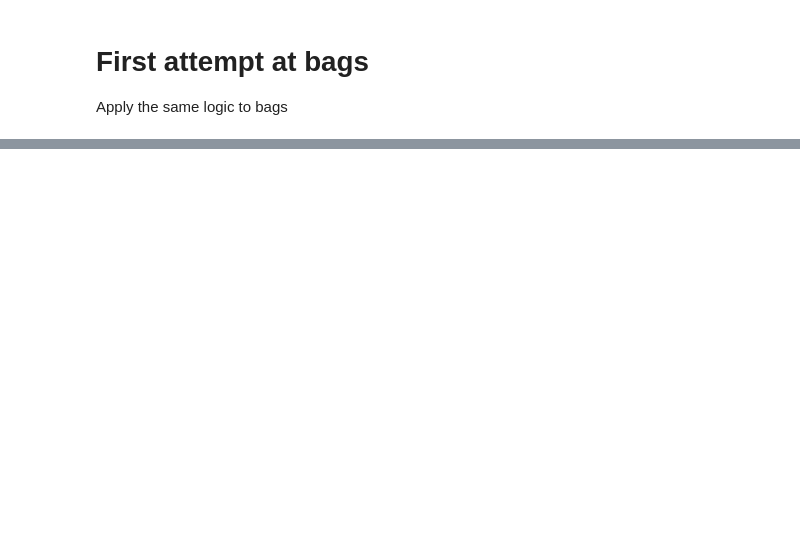
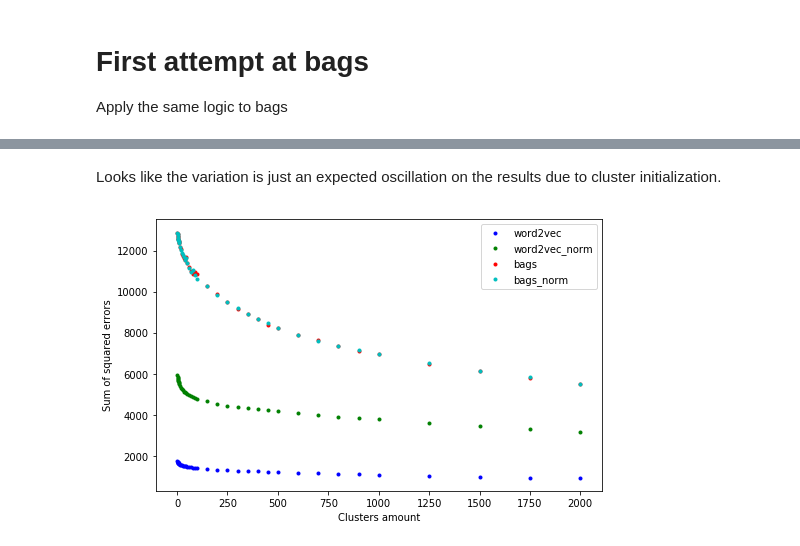
Before and after one commit to ignacioespinoso/Machine-Learning, a Jupyter notebook: proj3/k-means-cluster.ipynb, the cells around one changed output, grey strips where cells are left out. Saved outputs shown, nothing was run; the diff lists cells and outputs as text; code cells hidden in the pictures; blank space fills up the shorter version.

```diff
--- a/proj3/k-means-cluster.ipynb
+++ b/proj3/k-means-cluster.ipynb
@@ -111,0 +188,21 @@ for index, row in health_df.iterrows():
+# %% [markdown]
+Looks like the variation is just an expected oscillation on the results due to cluster initialization.
+# %%
+x = word2vec_results['clusters']
+y_word2vec = word2vec_results['sse']
+y_word2vec_normalized = word2vec_normalized_results['sse']
+y_bags = bags_results['sse']
+y_bags_normalized = bags_normalized_results['sse']
+
+plt.figure(figsize=(8,5))
+
+plt.scatter(x,y_word2vec, c='b', marker='.', label='word2vec')
+plt.scatter(x, y_word2vec_normalized, c='g', marker='.', label='word2vec_norm')
+plt.scatter(x, y_bags, c='r', marker='.', label='bags')
+plt.scatter(x, y_bags_normalized, c='c', marker='.', label='bags_norm')
+plt.legend(loc='upper right')
+plt.xlabel("Clusters amount")
+plt.ylabel("Sum of squared errors")
+plt.show()
+# %% [output]
+[figure, added]
```
Also changed, not shown: parts of 44 cells of this notebook, 16 other files.
